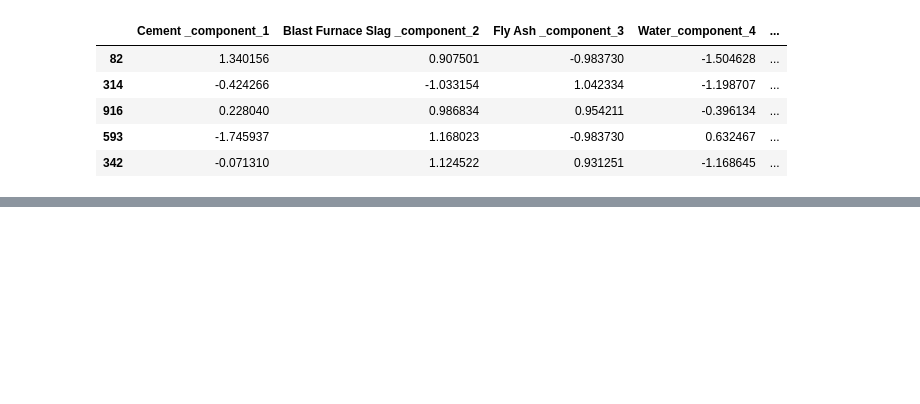
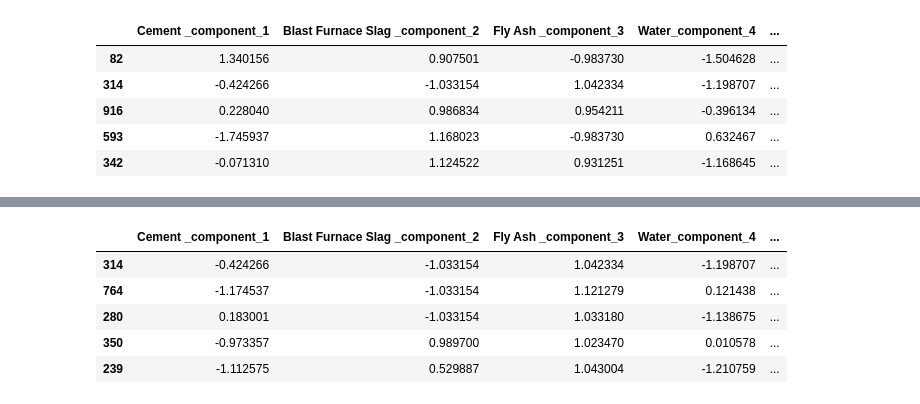
Before and after one commit to gagan-bajwa/CementStrength, a Jupyter notebook: reasearch/EDA.ipynb, the cells around one changed output, grey strips where cells are left out. Drawn from its saved outputs; the diff is of its cells as text; code cells hidden in the pictures; blank space fills up the shorter version.

```diff
--- a/reasearch/EDA.ipynb
+++ b/reasearch/EDA.ipynb
@@ -423,0 +530,8 @@ y_train_cluster_0 = y_train.loc[X_train_cluster_0.index]
+# %%
+X_train_scaled['cluster'] = pd.Series(clusters_train, index=X_train_scaled.index) #cluster column added
+dfs=[X_train_scaled[X_train_scaled['cluster']==i] for i in range(no_of_clusters)]
+y_train_cluster = [y_train.loc[dfs[i].index] for i in range(len(dfs))]
+new_dfs = []
+for i in range(len(dfs)):
+    dfs[i]['Concrete Compressive strength'] = y_train_cluster[i]
+    new_dfs.append(dfs[i])
@@ -423,0 +559,9 @@ y_train_cluster_0 = y_train.loc[X_train_cluster_0.index]
+# %%
+new_dfs[0].head()
+# %% [output]
+|  | Cement _component_1 | Blast Furnace Slag _component_2 | Fly Ash _component_3 | Water_component_4 | ... |
+| 314 | -0.424266 | -1.033154 | 1.042334 | -1.198707 | ... |
+| 764 | -1.174537 | -1.033154 | 1.121279 | 0.121438 | ... |
+| 280 | 0.183001 | -1.033154 | 1.033180 | -1.138675 | ... |
+| 350 | -0.973357 | 0.989700 | 1.023470 | 0.010578 | ... |
+| 239 | -1.112575 | 0.529887 | 1.043004 | -1.210759 | ... |
```
Also changed, not shown: parts of 38 cells of this notebook, 7 other files.
